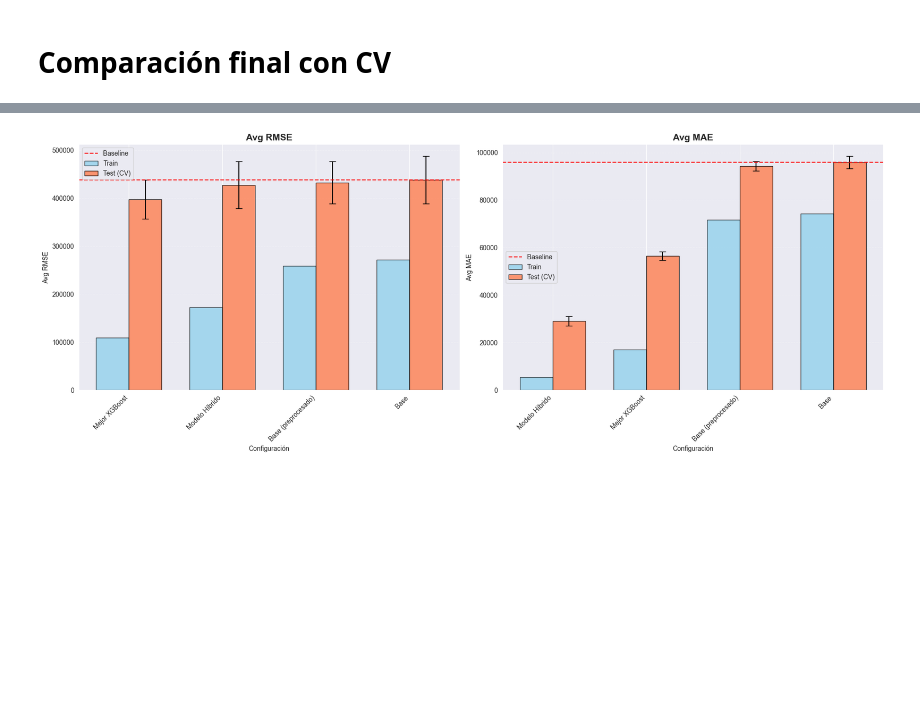
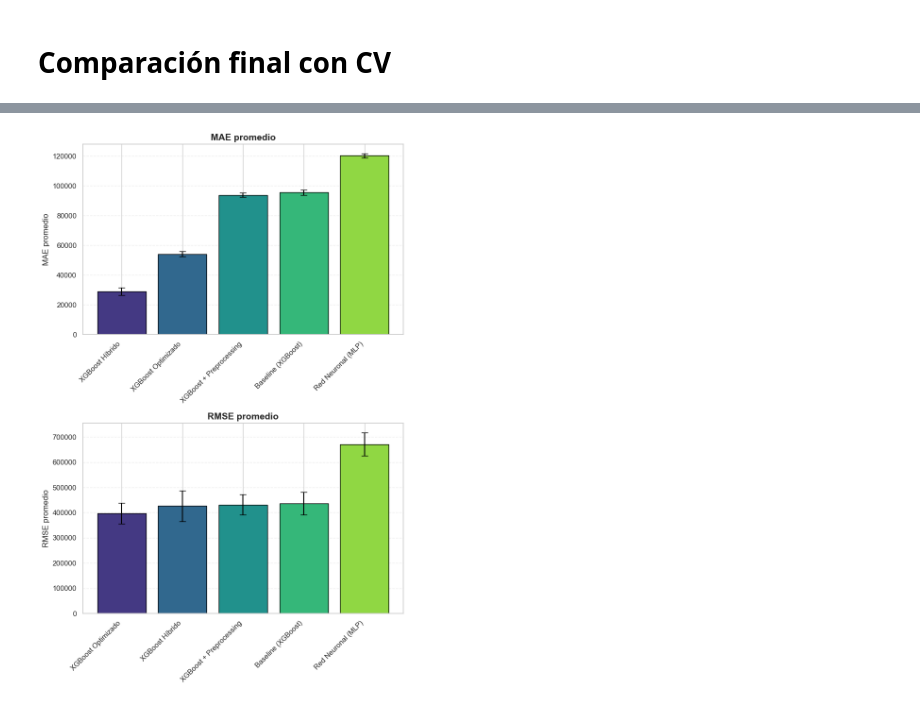
Before and after one commit to gonzabaleta/alquileres, a Jupyter notebook: notebooks/11-modelo-hibrido.ipynb, the cells around one changed output, grey strips where cells are left out. Saved outputs shown, nothing was run; the diff lists cells and outputs as text; code cells hidden in the pictures; blank space fills up the shorter version.

```diff
--- a/notebooks/11-modelo-hibrido.ipynb
+++ b/notebooks/11-modelo-hibrido.ipynb
@@ -26,8 +38,8 @@ df = pd.read_csv("../" + DEV_SET_CLEAN_PATH)
 X = df.drop(columns=[TARGET])
 y = df[TARGET]
 # %%
-feature_pipeline = build_feature_pipeline(TREE_BASED_CONFIG_NORMAL)
-target_pipeline = build_target_pipeline(TREE_BASED_CONFIG_NORMAL)
+feature_pipeline = build_feature_pipeline(TREE_BASED_CONFIG_OUTLIERS)
+target_pipeline = build_target_pipeline(TREE_BASED_CONFIG_OUTLIERS)
 # %% [markdown]
 ## Definimos modelos a comparar
 # %% [markdown]
@@ -53,11 +67,14 @@ hybrid_xgboost = get_hybrid_model()
+# %%
+mlp = get_best_mlp()
 # %% [markdown]
 # Comparación final con CV
 # %%
 models = {
-    "Base": base_xgboost,
-    "Base (preprocesado)": base_xgboost_preprocessed,
-    "Mejor XGBoost": best_xgboost,
-    "Modelo Híbrido": hybrid_xgboost,
+    "Baseline (XGBoost)": base_xgboost,
+    "XGBoost + Preprocessing": base_xgboost_preprocessed,
+    "XGBoost Optimizado": best_xgboost,
+    "XGBoost Híbrido": hybrid_xgboost,
+    "Red Neuronal (MLP)": mlp,
 }
 # %%
 results = evaluate_models_cv(
@@ -90,4 +116,4 @@ Entrenando Modelo Híbrido...
 # %%
-plot_cv_results(results, baseline_name="Base", vertical_layout=False)
+plot_cv_results(results, baseline_name="Base", show_train=False, metrics=["mae", "rmse"], filename="comparacion-final")
 # %% [output]
-[figure, old version]
+[figure, new version]
```
Also changed, not shown: parts of 6 cells of this notebook, 10 other files.
